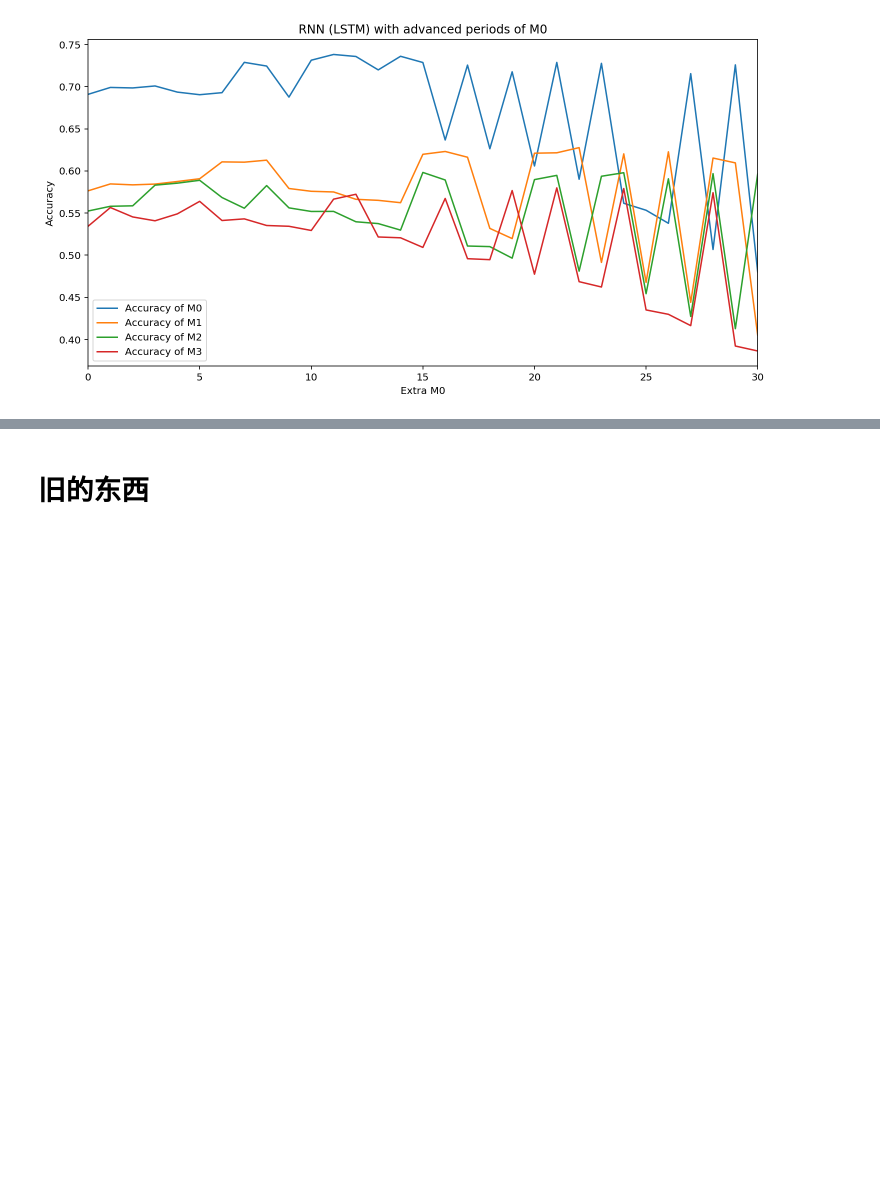
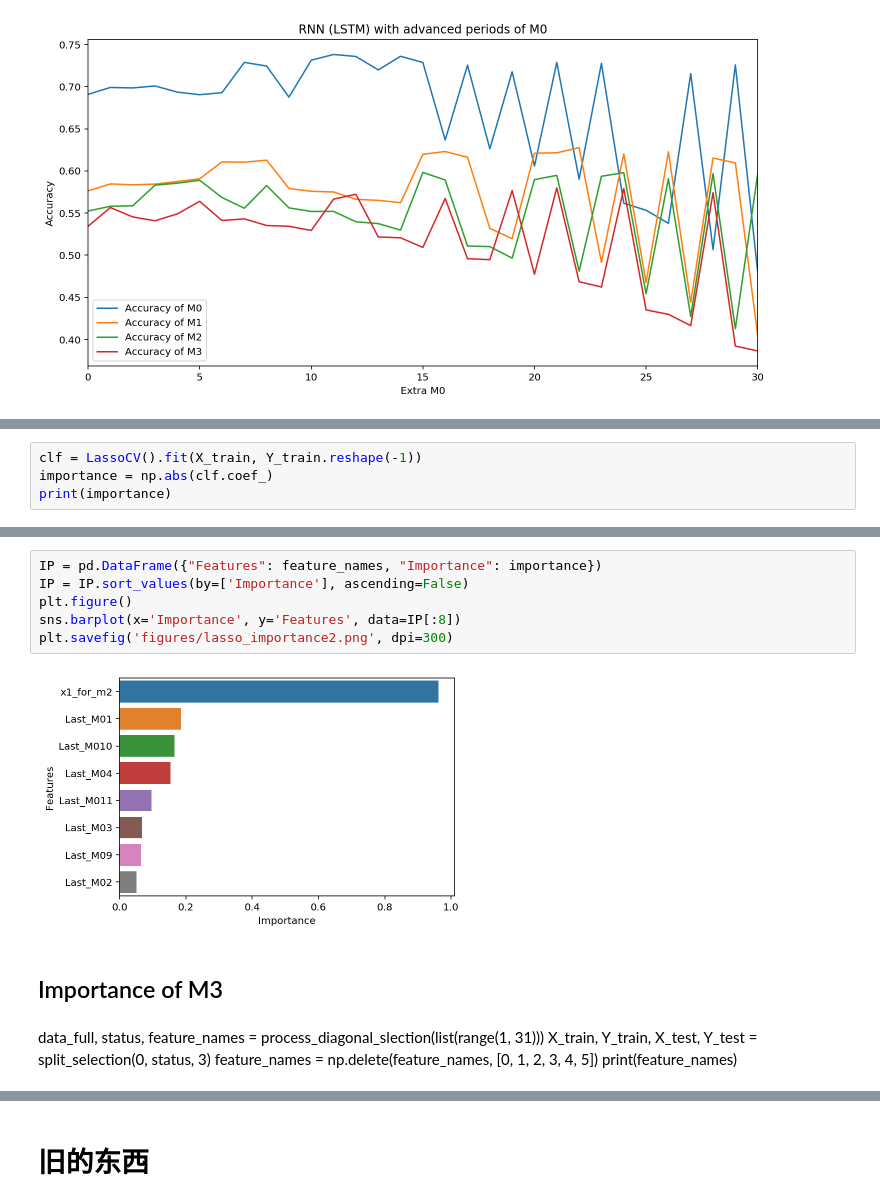
Before and after one commit to haoen110/huawei-time-series, a Jupyter notebook: combine_rnn.ipynb, the cells around one changed output, grey strips where cells are left out. Cells and saved outputs as stored; diff of their text form; blank space fills up the shorter version.

```diff
--- a/combine_rnn.ipynb
+++ b/combine_rnn.ipynb
@@ -892,0 +1018,4 @@ MSE: 0.022954903542995453 ACC: 0.6083923785613242
+# %%
+clf = LassoCV().fit(X_train, Y_train.reshape(-1))
+importance = np.abs(clf.coef_)
+print(importance)
@@ -892,0 +1031,15 @@ MSE: 0.022954903542995453 ACC: 0.6083923785613242
+# %%
+IP = pd.DataFrame({"Features": feature_names, "Importance": importance})
+IP = IP.sort_values(by=['Importance'], ascending=False)
+plt.figure()
+sns.barplot(x='Importance', y='Features', data=IP[:8])
+plt.savefig('figures/lasso_importance2.png', dpi=300)
+# %% [output]
+[figure, added]
+# %% [markdown]
+## Importance of M3
+# %% [markdown]
+data_full, status, feature_names = process_diagonal_slection(list(range(1, 31)))
+X_train, Y_train, X_test, Y_test = split_selection(0, status, 3)
+feature_names = np.delete(feature_names, [0, 1, 2, 3, 4, 5])
+print(feature_names)
```
Also changed, not shown: parts of 82 cells of this notebook, 29 other files.
